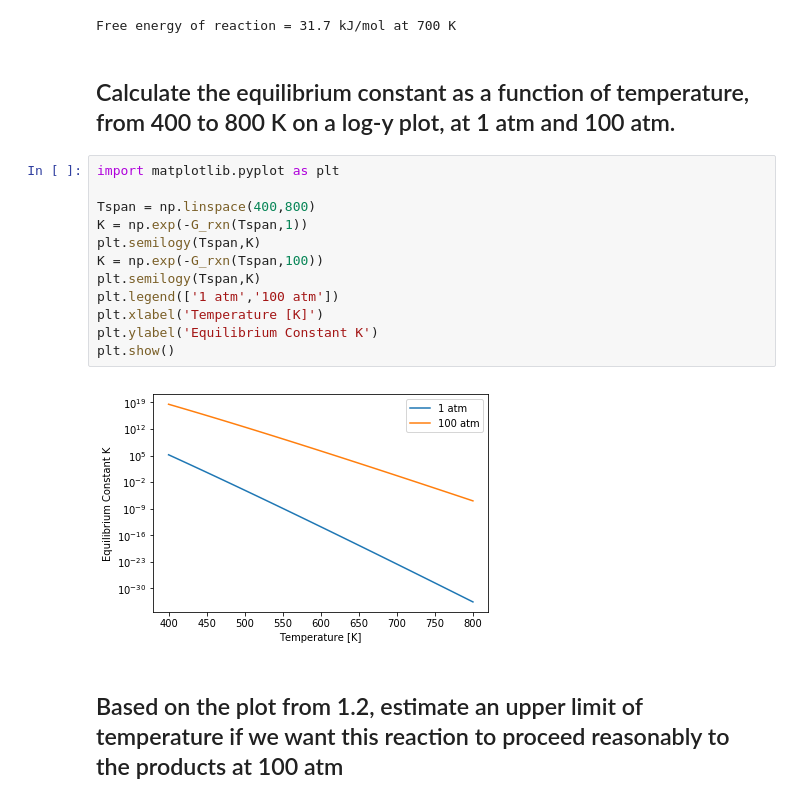
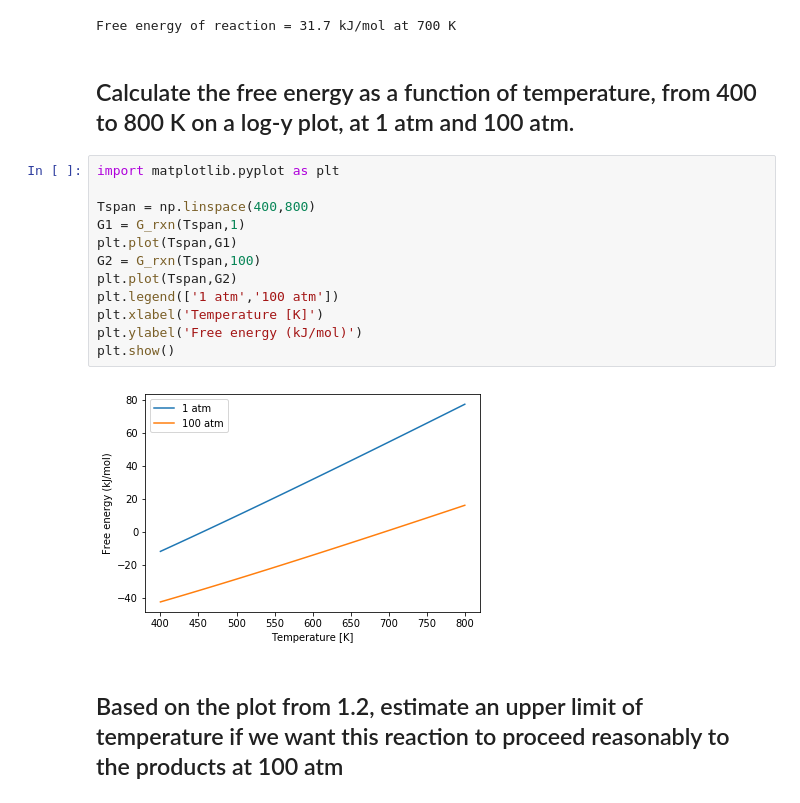
Before and after one commit to vikeinstein/f18-06625, a Jupyter notebook: assignments/HW5_solution.ipynb, the cells around one changed output. Cells and saved outputs as stored; diff of their text form.

```diff
--- a/assignments/HW5_solution.ipynb
+++ b/assignments/HW5_solution.ipynb
@@ -49,21 +49,21 @@ print('Free energy of reaction = %1.1f kJ/mol at 700 K'%G_rxn(600, 1))
 # %% [output]
 Free energy of reaction = 31.7 kJ/mol at 700 K
 # %% [markdown]
-## Calculate the equilibrium constant as a function of temperature, from 400 to 800 K on a log-y plot, at 1 atm and 100 atm.
+## Calculate the free energy as a function of temperature, from 400 to 800 K on a log-y plot, at 1 atm and 100 atm.
 # %%
 import matplotlib.pyplot as plt
 
 Tspan = np.linspace(400,800)
-K = np.exp(-G_rxn(Tspan,1))
-plt.semilogy(Tspan,K)
-K = np.exp(-G_rxn(Tspan,100))
-plt.semilogy(Tspan,K)
+G1 = G_rxn(Tspan,1)
+plt.plot(Tspan,G1)
+G2 = G_rxn(Tspan,100)
+plt.plot(Tspan,G2)
 plt.legend(['1 atm','100 atm'])
 plt.xlabel('Temperature [K]')
-plt.ylabel('Equilibrium Constant K')
+plt.ylabel('Free energy (kJ/mol)')
 plt.show()
 # %% [output]
-[figure, old version]
+[figure, new version]
 # %% [markdown]
 ## Based on the plot from 1.2, estimate an upper limit of temperature if we want this reaction to proceed reasonably to the products at 100 atm
 # %% [markdown]
```
Also changed, not shown: parts of 2 cells of this notebook.
